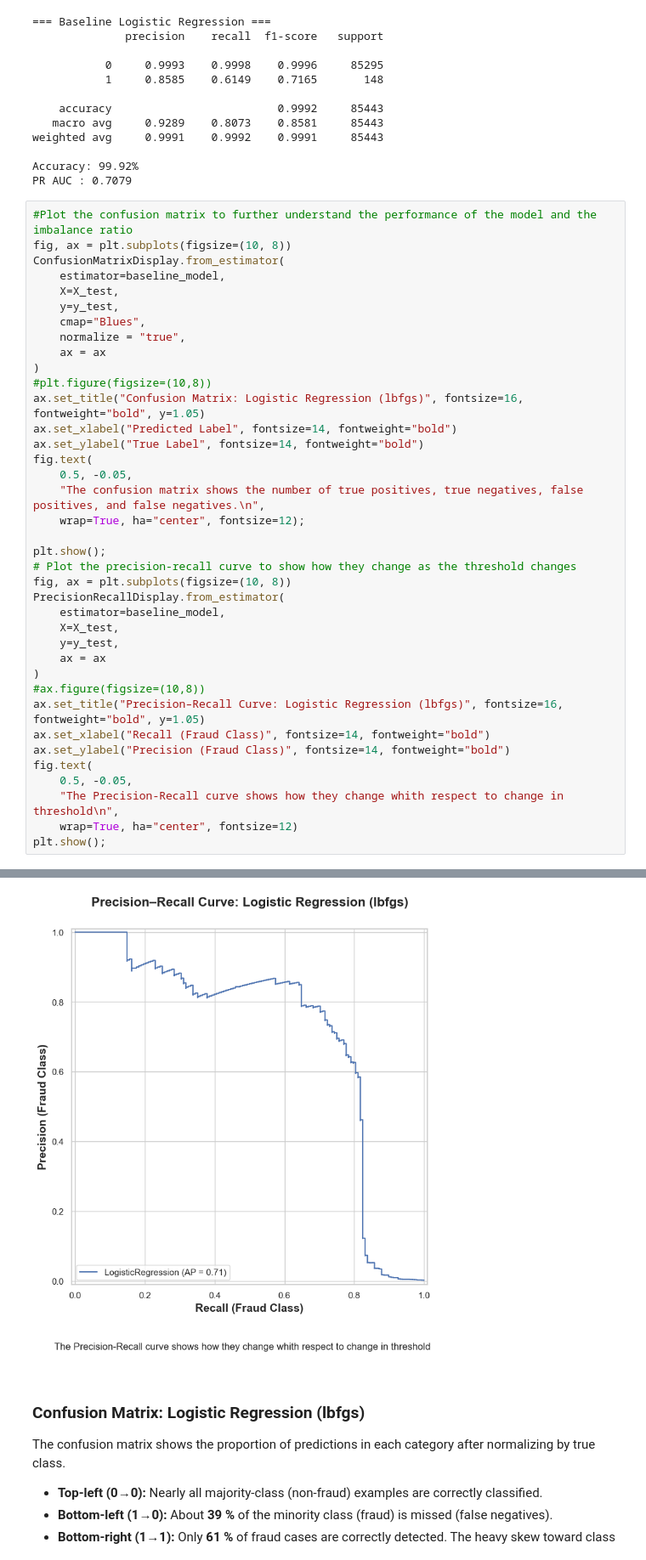
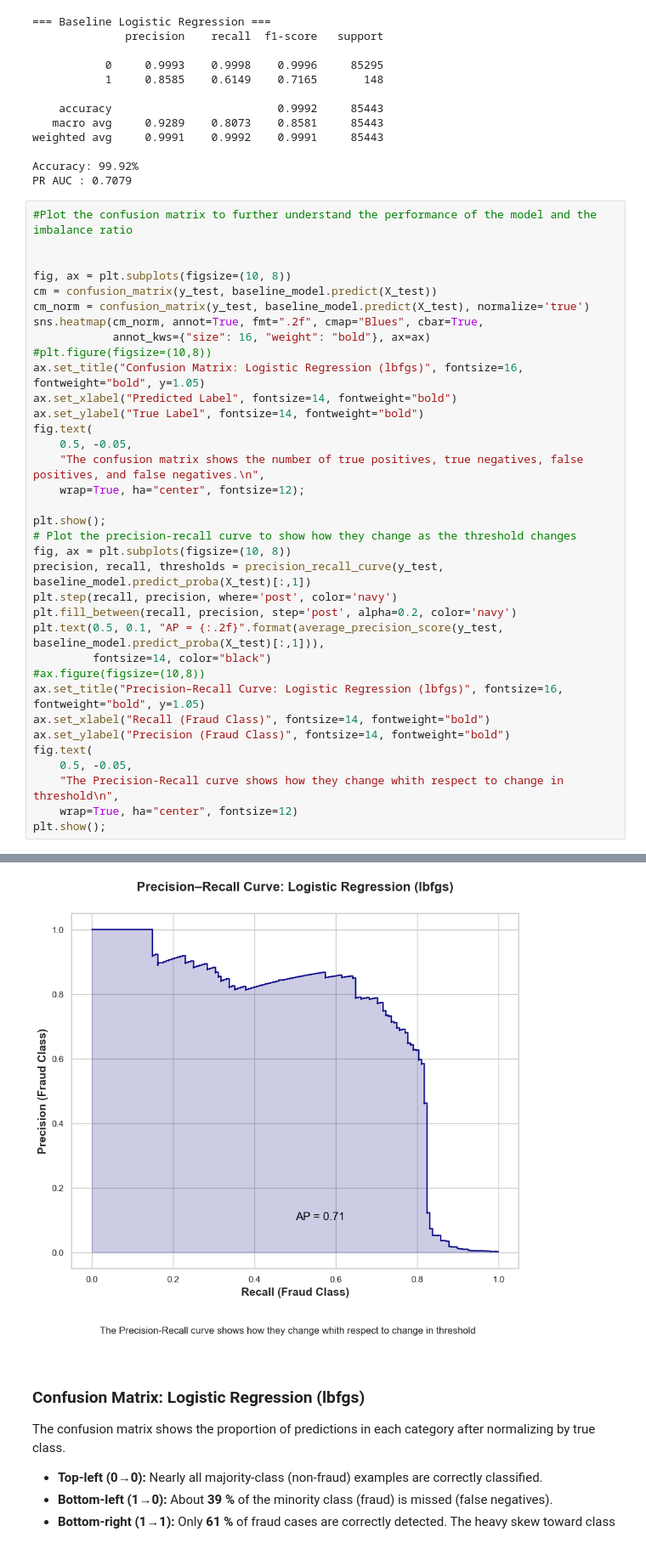
Before and after one commit to ItsKowshik/DA5401_Assignment_4, a Jupyter notebook: A4_ID25M803.ipynb, the cells around one changed output, grey strips where cells are left out. Shown at 85% size. Saved outputs shown, nothing was run; the diff lists cells and outputs as text.

Commit message:
Heatmap Change

```diff
--- a/A4_ID25M803.ipynb
+++ b/A4_ID25M803.ipynb
@@ -241,15 +243,13 @@ Accuracy: 99.92%
 PR AUC : 0.7079
 # %%
 #Plot the confusion matrix to further understand the performance of the model and the imbalance ratio
+
+
 fig, ax = plt.subplots(figsize=(10, 8))
-ConfusionMatrixDisplay.from_estimator(
-    estimator=baseline_model,
-    X=X_test,
-    y=y_test,
-    cmap="Blues",
-    normalize = "true",
-    ax = ax
-)
+cm = confusion_matrix(y_test, baseline_model.predict(X_test))
+cm_norm = confusion_matrix(y_test, baseline_model.predict(X_test), normalize='true')
+sns.heatmap(cm_norm, annot=True, fmt=".2f", cmap="Blues", cbar=True,
+            annot_kws={"size": 16, "weight": "bold"}, ax=ax)
 #plt.figure(figsize=(10,8))
 ax.set_title("Confusion Matrix: Logistic Regression (lbfgs)", fontsize=16, fontweight="bold", y=1.05)
 ax.set_xlabel("Predicted Label", fontsize=14, fontweight="bold")
@@ -262,12 +262,11 @@ fig.text(
 plt.show();
 # Plot the precision-recall curve to show how they change as the threshold changes
 fig, ax = plt.subplots(figsize=(10, 8))
-PrecisionRecallDisplay.from_estimator(
-    estimator=baseline_model,
-    X=X_test,
-    y=y_test,
-    ax = ax
-)
+precision, recall, thresholds = precision_recall_curve(y_test, baseline_model.predict_proba(X_test)[:,1])
+plt.step(recall, precision, where='post', color='navy')
+plt.fill_between(recall, precision, step='post', alpha=0.2, color='navy')
+plt.text(0.5, 0.1, "AP = {:.2f}".format(average_precision_score(y_test, baseline_model.predict_proba(X_test)[:,1])),
+         fontsize=14, color="black")
 #ax.figure(figsize=(10,8))
 ax.set_title("Precision–Recall Curve: Logistic Regression (lbfgs)", fontsize=16, fontweight="bold", y=1.05)
 ax.set_xlabel("Recall (Fraud Class)", fontsize=14, fontweight="bold")
@@ -282,4 +281,4 @@ plt.show();
-[figure, old version]
+[figure, new version]
 # %% [markdown]
 ### **Confusion Matrix: Logistic Regression (lbfgs)**
 The confusion matrix shows the proportion of predictions in each category after normalizing by true class.
```
Also changed, not shown: parts of 7 cells of this notebook.
